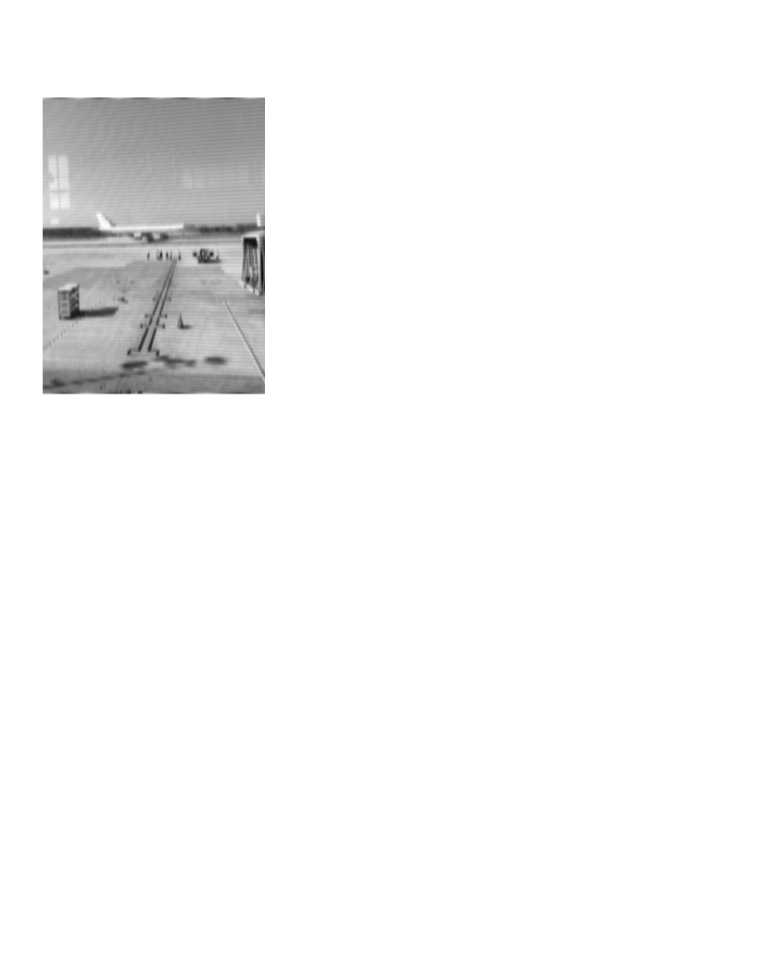
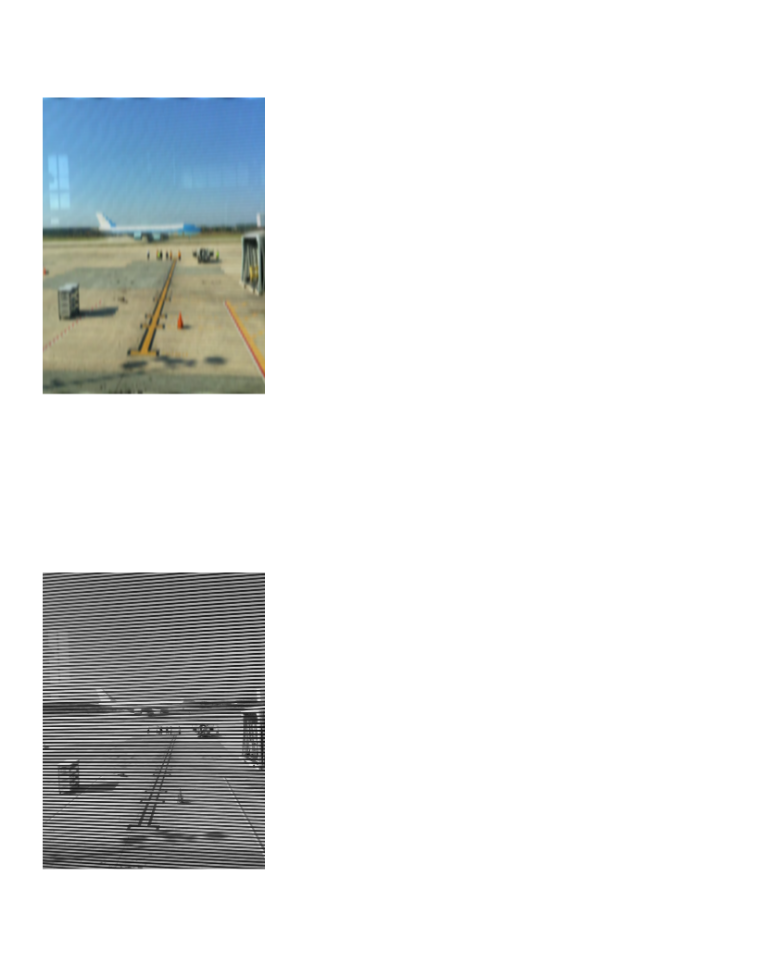
Before and after one commit to nmzein/cs413, a Jupyter notebook: q2.ipynb, the cells around one changed output. Drawn from its saved outputs; the diff is of its cells as text; code cells hidden in the pictures; blank space fills up the shorter version.

```diff
--- a/q2.ipynb
+++ b/q2.ipynb
@@ -87,12 +87,12 @@ def apply_gabor_filter(image):
         gray = image.copy()
 
     # Apply filter
-    filtered = cv2.filter2D(gray, cv2.CV_32F, kernel)
+    filtered = cv2.filter2D(image, cv2.CV_32F, kernel)
     filtered = np.abs(filtered)
 
     # Normalize
     filtered = cv2.normalize(filtered, None, 0, 255, cv2.NORM_MINMAX).astype(np.uint8)
-    plot_images([filtered])
+    plot_images([cv2.cvtColor(filtered, cv2.COLOR_BGR2RGB)])
     return filtered
 
 def analyze_blind_frequency(gabor_result):
@@ -128,7 +128,7 @@ def remove_blinds_fourier(image, gabor_result, threshold=0.8):
         gray = image.copy()
 
     # Analyze blind pattern
-    peaks, spacing = analyze_blind_frequency(gabor_result)
+    peaks, spacing = analyze_blind_frequency(image)
 
     # Apply Fourier Transform
     f_transform = np.fft.fft2(gray)
@@ -173,33 +173,36 @@ def remove_blinds_fourier(image, gabor_result, threshold=0.8):
     img_back = cv2.normalize(img_back, None, 0, 255, cv2.NORM_MINMAX).astype(np.uint8)
     return img_back
 
 def remove_blinds(image_path, output_path):
     """
     Main function to remove horizontal blinds from an image
     """
     # Read image
     image = cv2.imread(image_path)
     if image is None:
         raise ValueError("Could not read image")
 
     gabor_result = apply_gabor_filter(image)
 
     # plot_images([gabor_result])
 
     # # Remove blinds using Fourier transform with Gabor guidance
-    # result = remove_blinds_fourier(image, gabor_result, threshold=0.8)
+    result = remove_blinds_fourier(image, image, threshold=0.8)
 
     # # Enhance the result
-    # result = cv2.fastNlMeansDenoising(result)
+    result = cv2.fastNlMeansDenoising(result)
+
+    plot_images([result])
 
     # # Save result
     # cv2.imwrite(output_path, result)
     return result
 
 # Example usage
 if __name__ == "__main__":
     input_path = "input_image.jpg"
     output_path = "output_image.jpg"
     result = remove_blinds(image_path, output_path)
 # %% [output]
-[figure, old version]
+[figure, new version]
+[figure, added]
```
